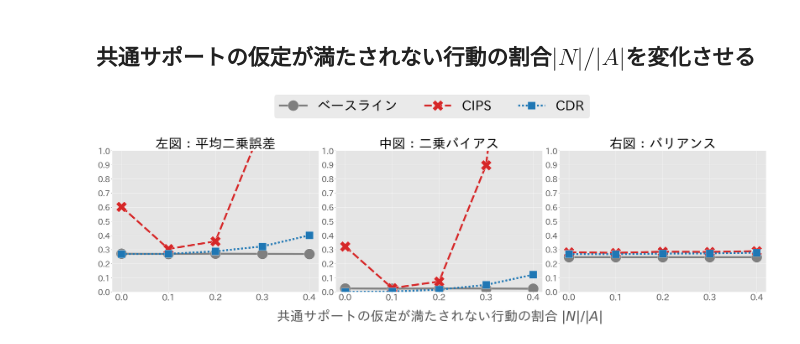
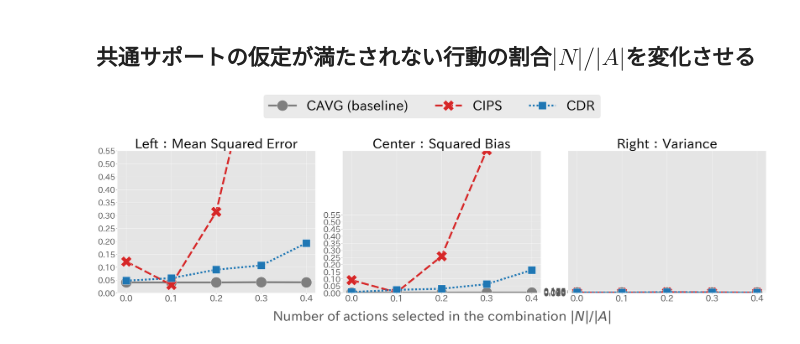
Before and after one commit to RickHub0115/Estimator-for-Offline-Policy-Evaluation-of-Recommending-Multiple-Actions-Considering-Platform-Wide-R, a Jupyter notebook: ope.ipynb, the cells around one changed output. Saved outputs shown, nothing was run; the diff lists cells and outputs as text; code cells hidden in the pictures.

```diff
--- a/ope.ipynb
+++ b/ope.ipynb
@@ -422,5 +533,5 @@ KeyboardInterrupt:
 # %%
-y_label_dict_k = {"se": "左図：平均二乗誤差", "bias": "中図：二乗バイアス", "variance": "右図：バリアンス"}
+y_label_dict_k = {"se": "Left：Mean Squared Error", "bias": "Center：Squared Bias", "variance": "Right：Variance"}
 
 fig, ax_list = plt.subplots(1, 3, figsize=(35, 10), tight_layout=True)
 for i, y in enumerate(["se", "bias", "variance"]):
@@ -442,8 +553,15 @@ for i, y in enumerate(["se", "bias", "variance"]):
     ax.set_title(y_label_dict_k[y], fontsize=50)
     # yaxis
     ax.set_ylabel("")
-    ax.set_ylim(0.0, 1)
-    ax.set_yticks([0, 1])
+    if y == "se":
+        ax.set_ylim(0.0, 0.50)
+        ax.set_yticks(np.arange(0.0, 0.55, 0.05))
+    elif y == "bias":
+        ax.set_ylim(0.0, 0.01)
+        ax.set_yticks(np.arange(0.0, 1.10, 0.1))
+    elif y == "variance":
+        ax.set_ylim(0.0, 0.1)
+        ax.set_yticks(np.arange(0.0, 0.22, 0.02))
     ax.tick_params(axis="y", labelsize=30)
     ax.yaxis.set_label_coords(-0.1, 0.5)
     # xaxis
@@ -455,6 +573,6 @@ for i, y in enumerate(["se", "bias", "variance"]):
     ax.set_xticks(k_list)  # kのリストを指定
     ax.set_xticklabels(k_list, fontsize=30)
     ax.xaxis.set_label_coords(0.5, -0.12)
-fig.legend(["ベースライン", "CIPS", "CDR"], fontsize=50, bbox_to_anchor=(0.5, 1.15), ncol=4, loc="center")
+fig.legend(["CAVG (baseline)", "CIPS", "CDR"], fontsize=50, bbox_to_anchor=(0.5, 1.15), ncol=4, loc="center")
 plt.show()
 # %% [output]
@@ -710,15 +828,15 @@ plt.show()
 ## **共通サポートの仮定が満たされない行動の割合$|N| / |A|$を変化させる**
 # %%
 ## シミュレーション設定
-num_runs = 5000 # シミュレーションの繰り返し回数
-dim_x = 5 # 特徴量xの次元
-num_data = 1000 # ログデータのサイズ
-num_actions = 250 # 行動数, |A|
+num_runs = 3 # シミュレーションの繰り返し回数
+dim_x = 10 # 特徴量xの次元
+num_data = 8000 # ログデータのサイズ
+num_actions = 500 # 行動数, |A|
 beta = -3 # データ収集方策のパラメータ
 random_state = 12345
 random_ = check_random_state(random_state)
 k = 10
-num_def_actions_list = [0, 25, 50, 75, 100] # 共通サポートが満たされない行動の数
+num_def_actions_list = [0, 50, 100, 150, 200] # 共通サポートが満たされない行動の数
 # %%
 result_df_list = []
 ## 期待報酬関数を定義するためのパラメータを抽出
@@ -795,42 +912,49 @@ result_df_def_actions = pd.concat(result_df_list).reset_index(level=0)
 # データを保存
 # result_df_def_actions.to_csv('data/deficient_support/result_based_def2.csv', index=False)
 # %%
-result_df_def_actions = pd.read_csv('data/deficient_support/result_based_def2.csv')
-y_label_dict_k = {"se": "左図：平均二乗誤差", "bias": "中図：二乗バイアス", "variance": "右図：バリアンス"}
+y_label_dict_k = {"se": "Left：Mean Squared Error", "bias": "Center：Squared Bias", "variance": "Right：Variance"}
 
 fig, ax_list = plt.subplots(1, 3, figsize=(35, 10), tight_layout=True)
 for i, y in enumerate(["se", "bias", "variance"]):
     ax = ax_list[i]
     sns.lineplot(
         markers=True,
         markersize=40,
         linewidth=7,
         legend=False,
         style="est",
         x="num_def_actions",  # x軸は k
         y=y,
         hue="est",
         ax=ax,
         ci=None,
         palette=["tab:grey", "tab:red", "tab:blue"],
         data=result_df_def_actions.query("est=='cavg' or est == 'cips' or est == 'cdr'")
     )
     ax.set_title(y_label_dict_k[y], fontsize=50)
     # yaxis
+    # yaxis
     ax.set_ylabel("")
-    ax.set_ylim(0.0, 1.0)
-    ax.set_yticks(np.arange(0.0, 1.1, 0.1))
+    if y == "se":
+        ax.set_ylim(0.0, 0.3)
+        ax.set_yticks(np.arange(0.0, 0.60, 0.05))
+    elif y == "bias":
+        ax.set_ylim(0.0, 1)
+        ax.set_yticks(np.arange(0.0, 0.60, 0.05))
+    elif y == "variance":
+        ax.set_ylim(0.0, 10)
+        ax.set_yticks(np.arange(0.0, 0.20, 0.025))
     ax.tick_params(axis="y", labelsize=30)
     ax.yaxis.set_label_coords(-0.1, 0.5)
     # xaxis
     if i == 1:
-        ax.set_xlabel(r"共通サポートの仮定が満たされない行動の割合 $|N| / |A|$", fontsize=50)  # x軸ラベル
+        ax.set_xlabel(r"Number of actions selected in the combination $|N| / |A|$", fontsize=50)  # x軸ラベル
     else:
         ax.set_xlabel(r"", fontsize=40)
     ax.set_xticks([0.0, 0.1, 0.2, 0.3, 0.4])
     ax.set_xticklabels([0.0, 0.1, 0.2, 0.3, 0.4], fontsize=32)
     ax.xaxis.set_label_coords(0.5, -0.12)
-fig.legend(["ベースライン", "CIPS", "CDR"], fontsize=50, bbox_to_anchor=(0.5, 1.15), ncol=4, loc="center")
+fig.legend(["CAVG (baseline)", "CIPS", "CDR"], fontsize=50, bbox_to_anchor=(0.5, 1.15), ncol=4, loc="center")
 plt.show()
 # %% [output]
-[figure, old version]
+[figure, new version]
```
Also changed, not shown: parts of 12 cells of this notebook, 1 other file.
